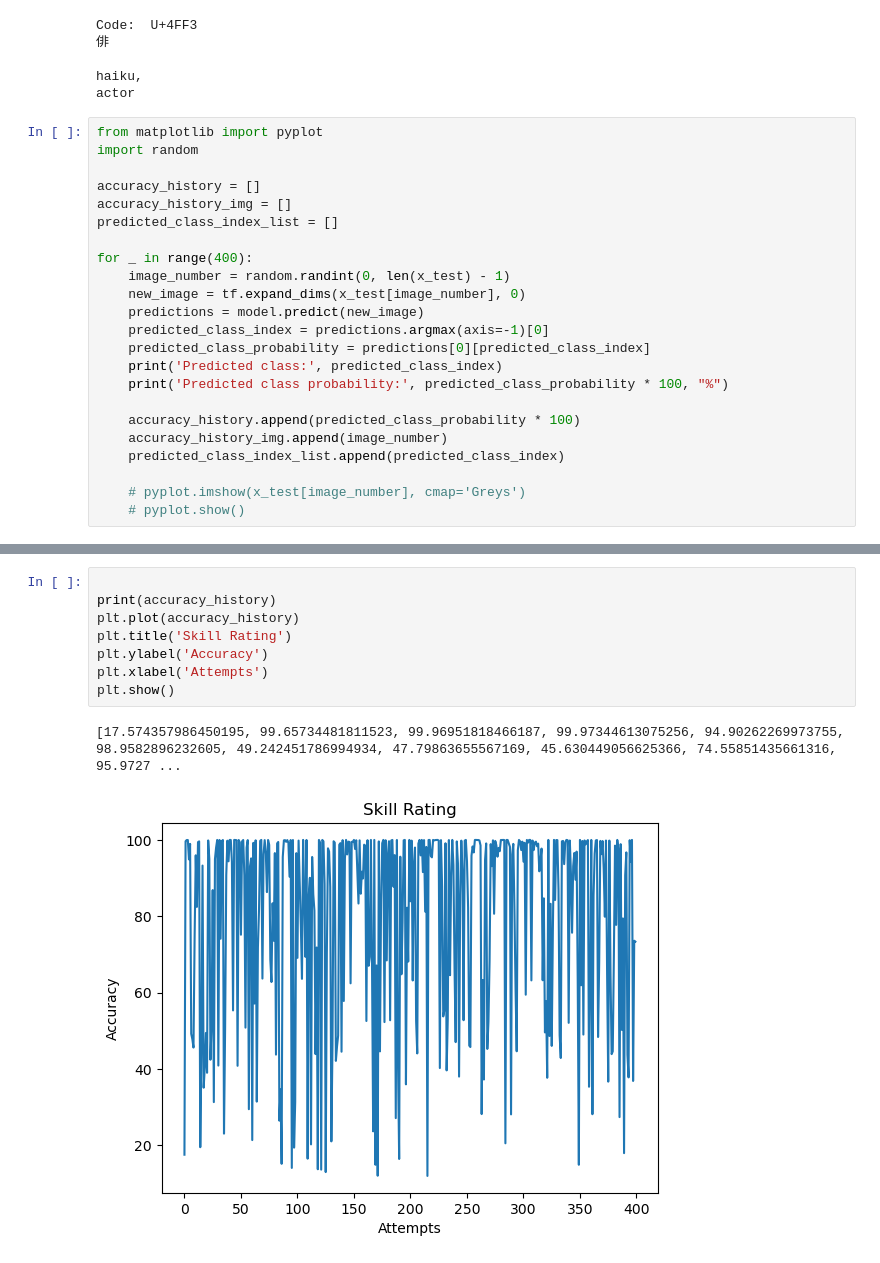
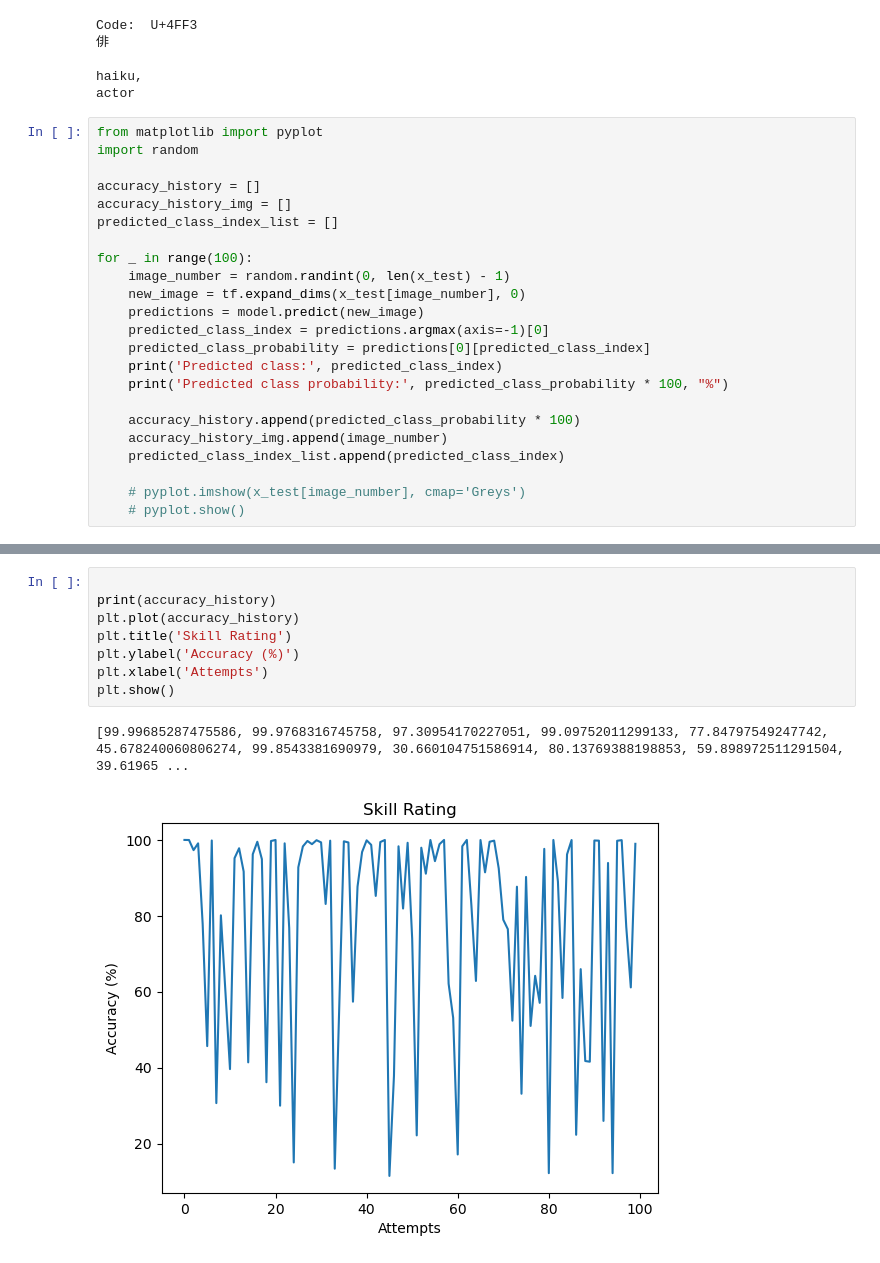
Before and after one commit to krisdanoda/Kanji-recognizer, a Jupyter notebook: sequentialModel.ipynb, the cells around one changed output, grey strips where cells are left out. Saved outputs shown, nothing was run; the diff lists cells and outputs as text.

```diff
--- a/sequentialModel.ipynb
+++ b/sequentialModel.ipynb
@@ -218,7 +218,7 @@ accuracy_history = []
 accuracy_history_img = []
 predicted_class_index_list = []
 
-for _ in range(400):
+for _ in range(100):
     image_number = random.randint(0, len(x_test) - 1)
     new_image = tf.expand_dims(x_test[image_number], 0)
     predictions = model.predict(new_image)
@@ -254,14 +254,14 @@ Predicted class probability: 73.35788607597351 %
 # %%
 
 print(accuracy_history)
 plt.plot(accuracy_history)
 plt.title('Skill Rating')
-plt.ylabel('Accuracy')
+plt.ylabel('Accuracy (%)')
 plt.xlabel('Attempts')
 plt.show()
 # %% [output]
-[17.574357986450195, 99.65734481811523, 99.96951818466187, 99.97344613075256, 94.90262269973755, 98.9582896232605, 49.242451786994934, 47.79863655567169, 45.630449056625366, 74.55851435661316, 95.9727 ...
+[99.99685287475586, 99.9768316745758, 97.30954170227051, 99.09752011299133, 77.84797549247742, 45.678240060806274, 99.8543381690979, 30.660104751586914, 80.13769388198853, 59.898972511291504, 39.61965 ...
-[figure, old version]
+[figure, new version]
 # %%
 result = []
 for a, b, c in zip(accuracy_history_img, accuracy_history, predicted_class_index_list):
```
Also changed, not shown: parts of 2 cells of this notebook, 1 other file.
